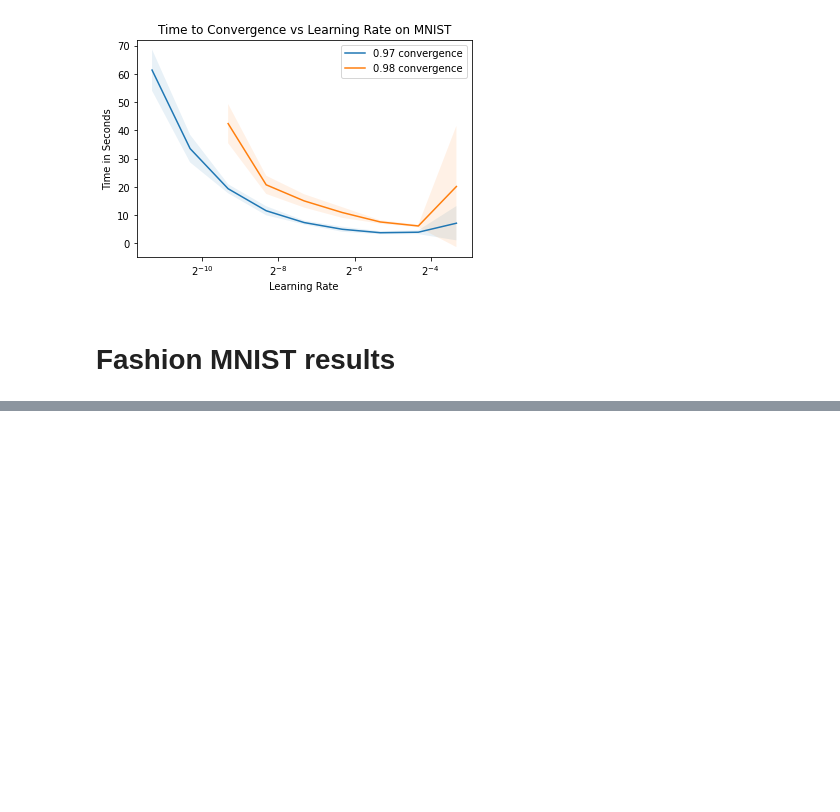
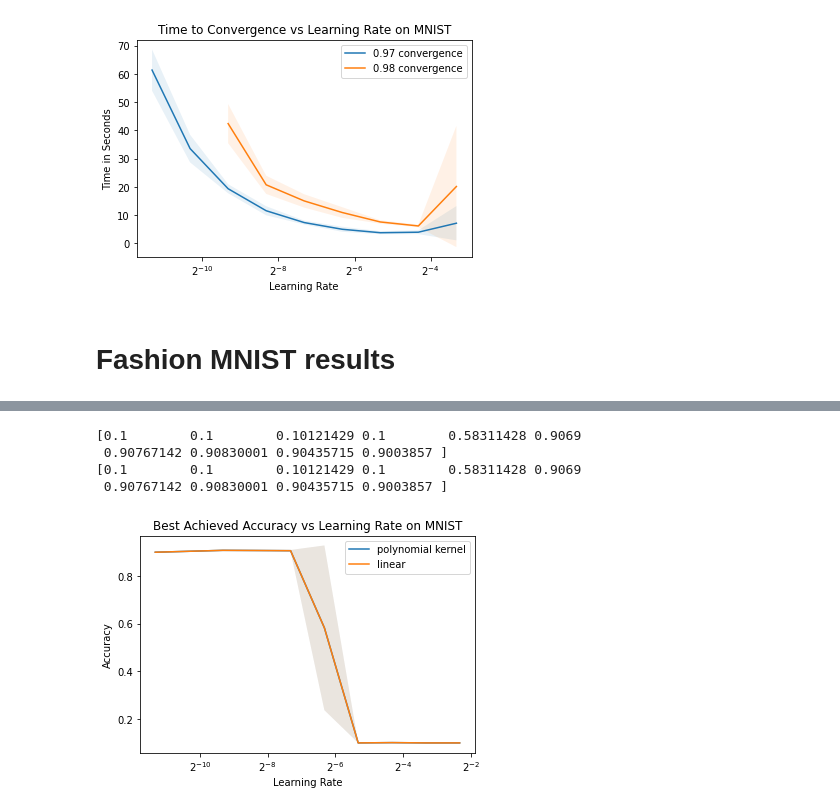
Before and after one commit to NickPerezCarletonUniversity/Kervolution, a Jupyter notebook: Create_Plots.ipynb, the cells around one changed output, grey strips where cells are left out. Drawn from its saved outputs; the diff is of its cells as text; code cells hidden in the pictures; blank space fills up the shorter version.

Commit message:
20 epochs results for all of mnist and fashion mnist for linear and polynomial trainable kernels complete

```diff
--- a/Create_Plots.ipynb
+++ b/Create_Plots.ipynb
@@ -186,0 +189,16 @@ generate_figure(path_to_files, list_of_file_names, learning_rates_file, fig_titl
+# %%
+path_to_files = os.path.join(os.getcwd(),'final_results/20_epochs_fashion_mnist/')
+list_of_file_names = ['polynomial_trainable/numpy_accuracies.npy','polynomial_trainable/numpy_accuracies.npy']
+learning_rates_file = 'polynomial_trainable/numpy_learning_rates.npy'
+fig_title = 'Best Achieved Accuracy vs Learning Rate on MNIST'
+fig_legend = ['polynomial kernel', 'linear']
+file_to_save = "mnist_test.jpg"
+x_label = 'Learning Rate'
+y_label = 'Accuracy'
+generate_figure(path_to_files, list_of_file_names, learning_rates_file, fig_title, fig_legend, file_to_save, x_label, y_label)
+# %% [output]
+[0.1        0.1        0.10121429 0.1        0.58311428 0.9069
+ 0.90767142 0.90830001 0.90435715 0.9003857 ]
+[0.1        0.1        0.10121429 0.1        0.58311428 0.9069
+ 0.90767142 0.90830001 0.90435715 0.9003857 ]
+[figure, added]
```
Also changed, not shown: parts of 1 cell of this notebook, 42 other files.
